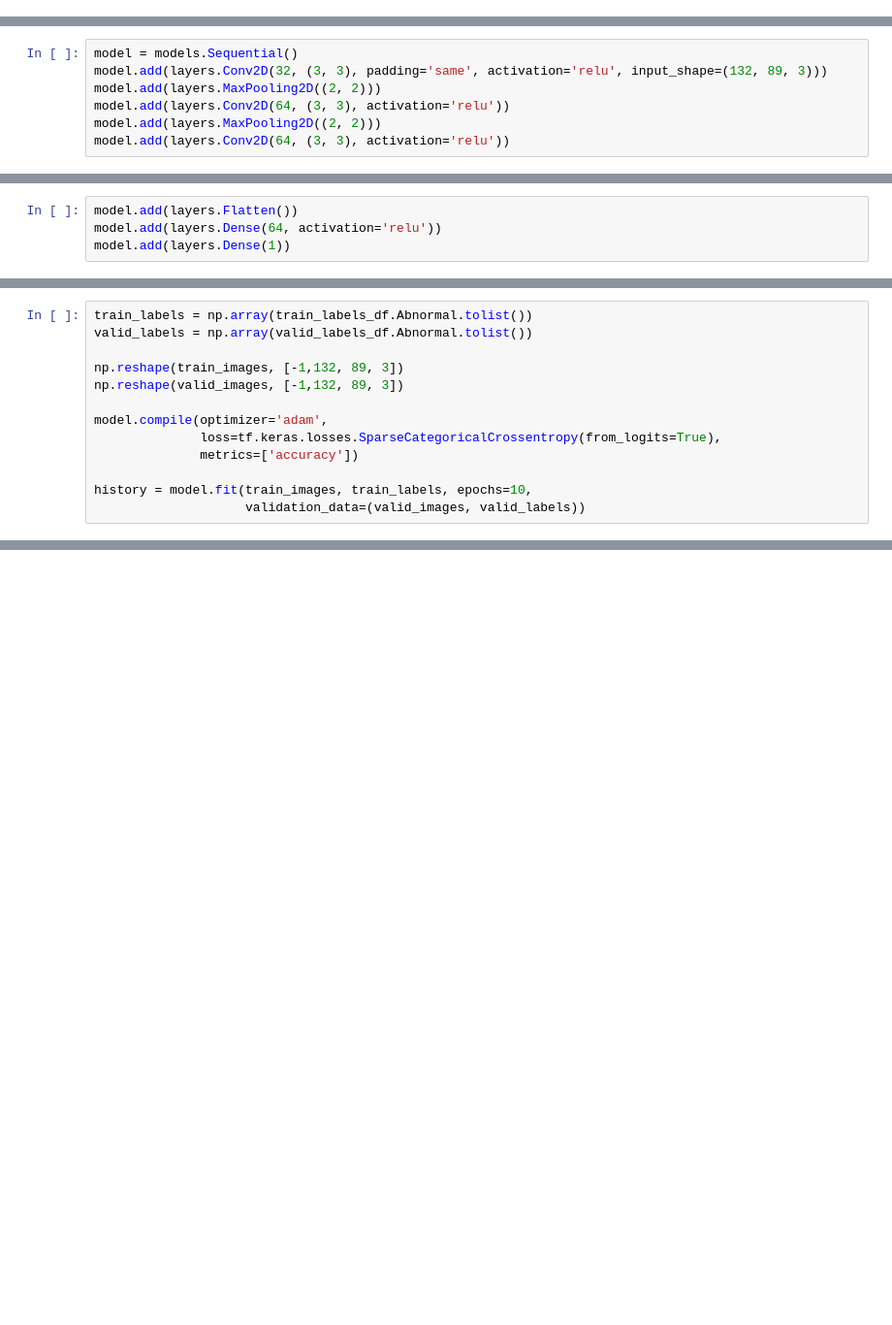
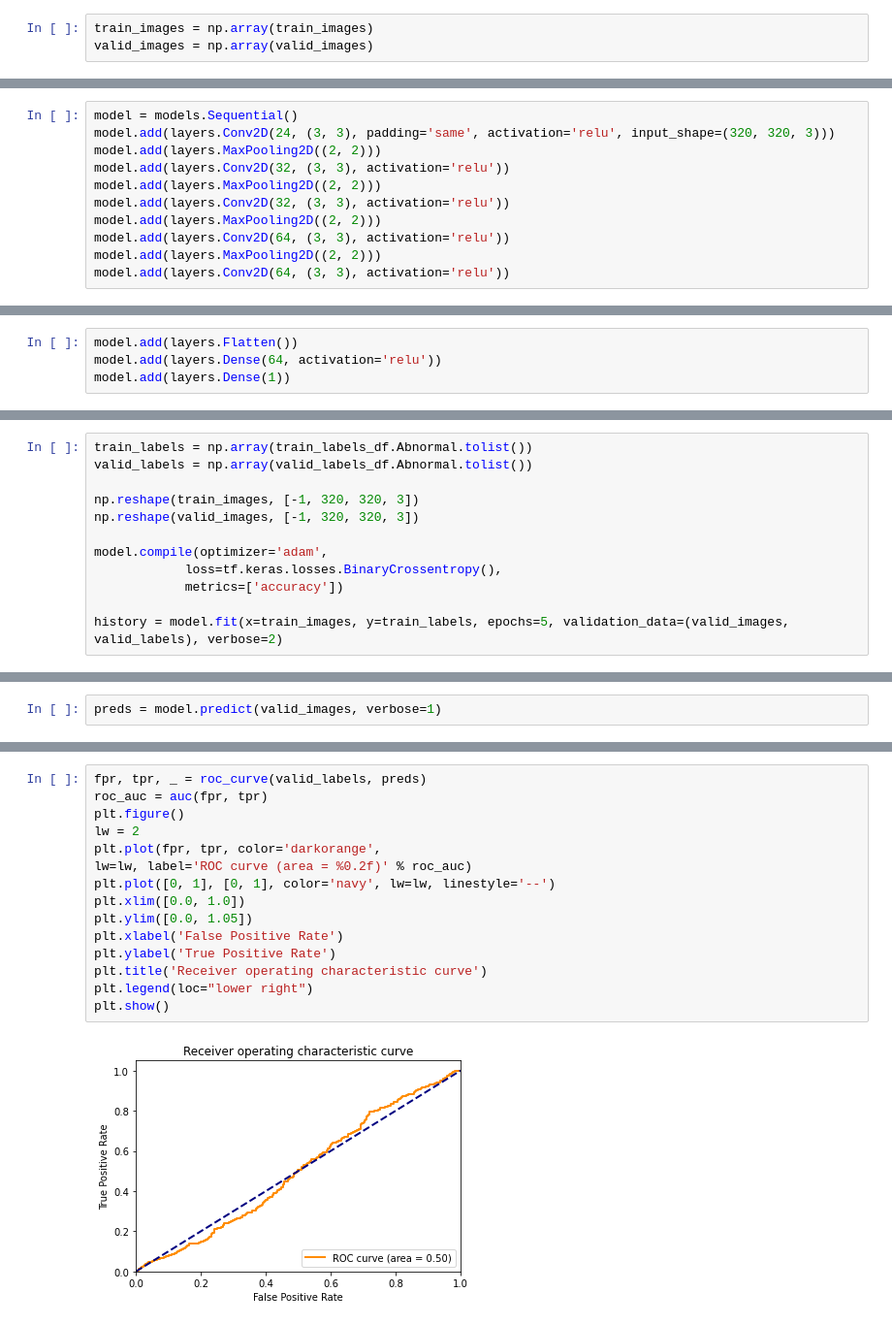
Before and after one commit to GapData/ML_playground, a Jupyter notebook: MURA.ipynb, the cells around one changed output, grey strips where cells are left out. Shown: that part at 97% size. Saved outputs shown, nothing was run; the diff lists cells and outputs as text; blank space fills up the shorter version.

```diff
--- a/MURA.ipynb
+++ b/MURA.ipynb
@@ -126,0 +117,3 @@ valid_images[0].shape
+# %%
+train_images = np.array(train_images)
+valid_images = np.array(valid_images)
@@ -127,6 +140,10 @@ valid_images[0].shape
 # %%
 model = models.Sequential()
-model.add(layers.Conv2D(32, (3, 3), padding='same', activation='relu', input_shape=(132, 89, 3)))
+model.add(layers.Conv2D(24, (3, 3), padding='same', activation='relu', input_shape=(320, 320, 3)))
+model.add(layers.MaxPooling2D((2, 2)))
+model.add(layers.Conv2D(32, (3, 3), activation='relu'))
+model.add(layers.MaxPooling2D((2, 2)))
+model.add(layers.Conv2D(32, (3, 3), activation='relu'))
 model.add(layers.MaxPooling2D((2, 2)))
 model.add(layers.Conv2D(64, (3, 3), activation='relu'))
 model.add(layers.MaxPooling2D((2, 2)))
@@ -159,13 +180,12 @@ _________________________________________________________________
 train_labels = np.array(train_labels_df.Abnormal.tolist())
 valid_labels = np.array(valid_labels_df.Abnormal.tolist())
 
-np.reshape(train_images, [-1,132, 89, 3])
-np.reshape(valid_images, [-1,132, 89, 3])
+np.reshape(train_images, [-1, 320, 320, 3])
+np.reshape(valid_images, [-1, 320, 320, 3])
 
 model.compile(optimizer='adam',
-              loss=tf.keras.losses.SparseCategoricalCrossentropy(from_logits=True),
-              metrics=['accuracy'])
+            loss=tf.keras.losses.BinaryCrossentropy(),
+            metrics=['accuracy'])
 
-history = model.fit(train_images, train_labels, epochs=10,
-                    validation_data=(valid_images, valid_labels))
+history = model.fit(x=train_images, y=train_labels, epochs=5, validation_data=(valid_images, valid_labels), verbose=2)
 # %% [output]
@@ -172,0 +207,2 @@ ValueError: Error when checking input: expected conv2d_33_input to have 4 dimens
+# %%
+preds = model.predict(valid_images, verbose=1)
@@ -172,0 +215,17 @@ ValueError: Error when checking input: expected conv2d_33_input to have 4 dimens
+# %%
+fpr, tpr, _ = roc_curve(valid_labels, preds)
+roc_auc = auc(fpr, tpr)
+plt.figure()
+lw = 2
+plt.plot(fpr, tpr, color='darkorange',
+lw=lw, label='ROC curve (area = %0.2f)' % roc_auc)
+plt.plot([0, 1], [0, 1], color='navy', lw=lw, linestyle='--')
+plt.xlim([0.0, 1.0])
+plt.ylim([0.0, 1.05])
+plt.xlabel('False Positive Rate')
+plt.ylabel('True Positive Rate')
+plt.title('Receiver operating characteristic curve')
+plt.legend(loc="lower right")
+plt.show()
+# %% [output]
+[figure, added]
```
Also changed, not shown: parts of 54 cells of this notebook, 2 other files.
